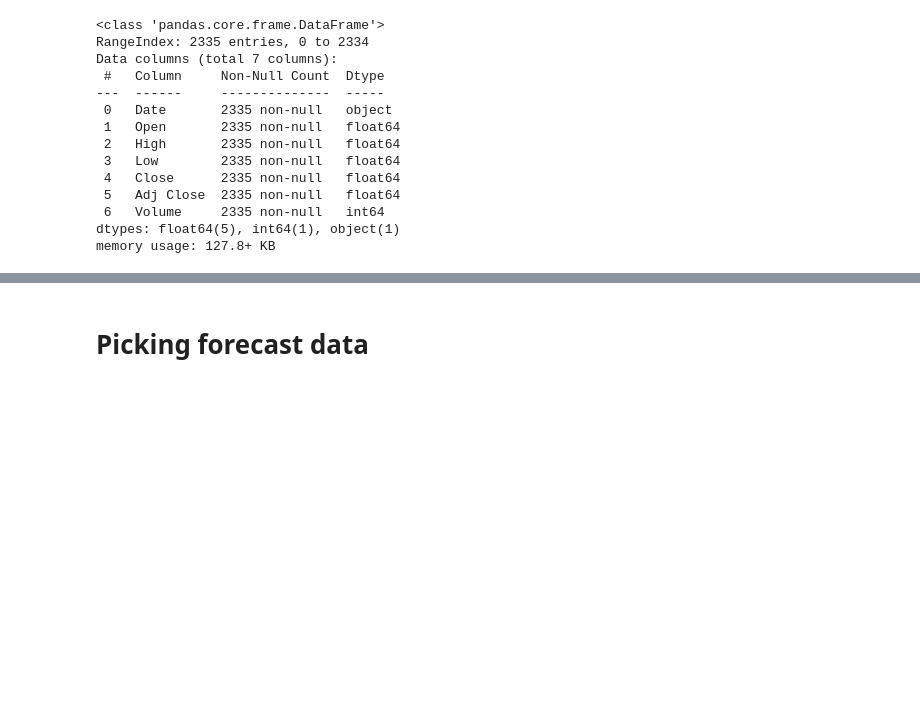
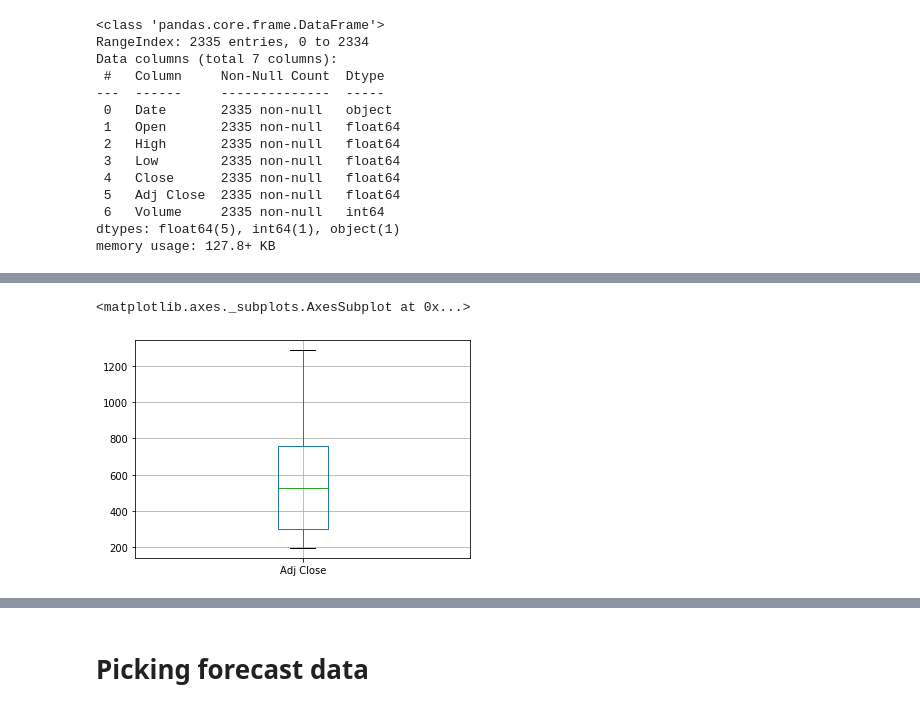
Before and after one commit to Abbyfade/SCA, a Jupyter notebook: StockPricePrediction/StockPrediction.ipynb, the cells around one changed output, grey strips where cells are left out. Cells and saved outputs as stored; diff of their text form; code cells hidden in the pictures; blank space fills up the shorter version.

```diff
--- a/StockPricePrediction/StockPrediction.ipynb
+++ b/StockPricePrediction/StockPrediction.ipynb
@@ -38,0 +110,5 @@ memory usage: 127.8+ KB
+# %%
+train_data.boxplot(column=['Adj Close'])
+# %% [output]
+<matplotlib.axes._subplots.AxesSubplot at 0x...>
+[figure, added]
```
Also changed, not shown: parts of 87 cells of this notebook.
